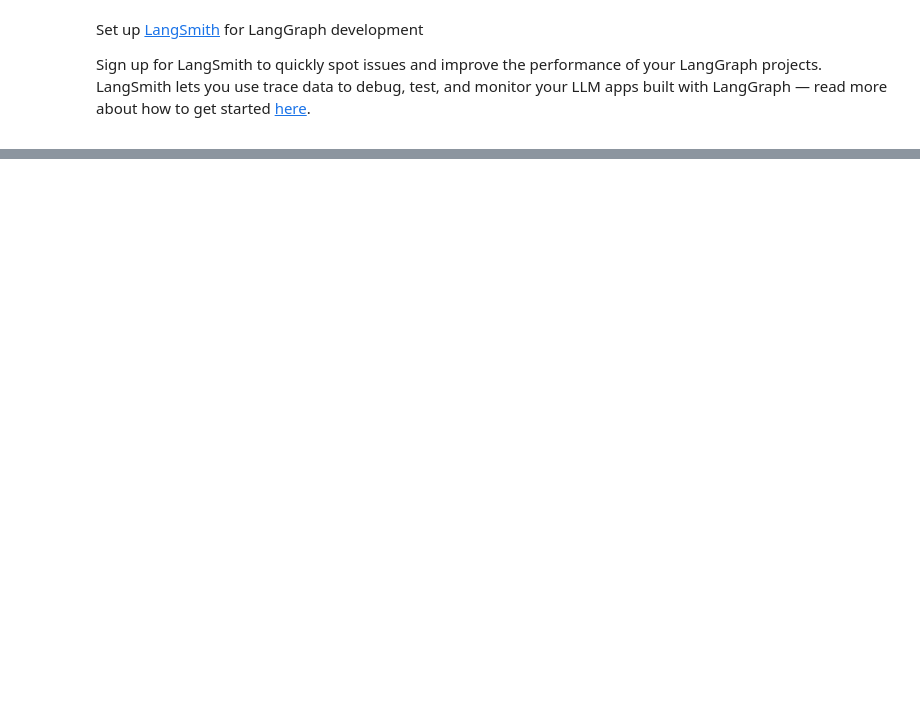
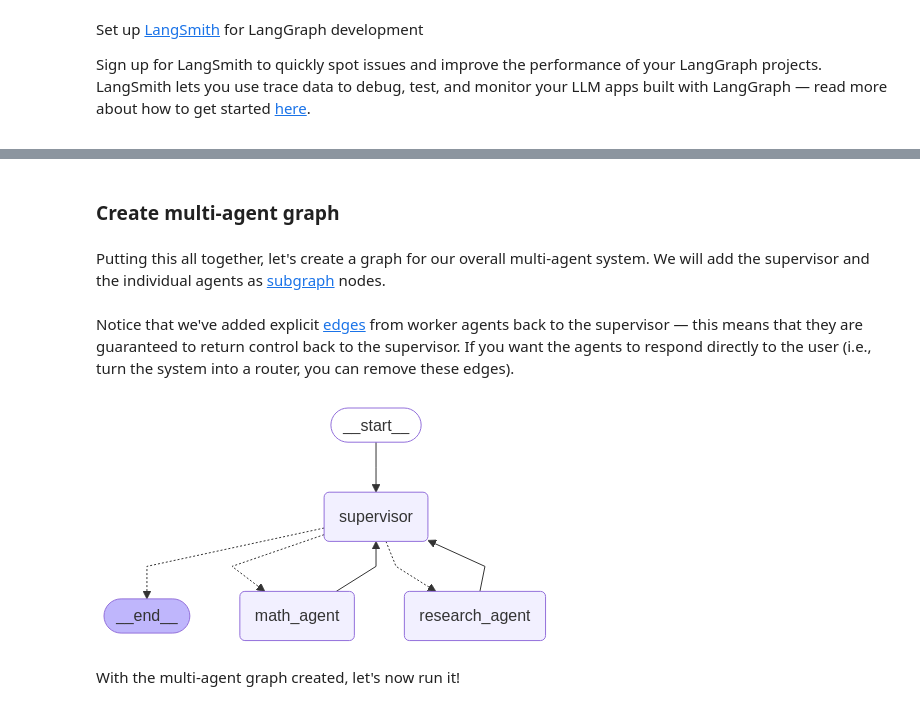
Before and after one commit to OHANA-WEB/langgraph, a Jupyter notebook: docs/docs/tutorials/multi_agent/agent_supervisor.ipynb, the cells around one changed output, grey strips where cells are left out. Saved outputs shown, nothing was run; the diff lists cells and outputs as text; code cells hidden in the pictures; blank space fills up the shorter version.

```diff
--- a/docs/docs/tutorials/multi_agent/agent_supervisor.ipynb
+++ b/docs/docs/tutorials/multi_agent/agent_supervisor.ipynb
@@ -228,0 +384,43 @@ for s in graph.stream(
+# %%
+supervisor_agent = create_react_agent(
+    model="openai:gpt-4.1",
+    tools=[assign_to_research_agent, assign_to_math_agent],
+    prompt=(
+        "You are a supervisor managing two agents:\n"
+        "- a research agent. Assign research-related tasks to this agent\n"
+        "- a math agent. Assign math-related tasks to this agent\n"
+        "Assign work to one agent at a time, do not call agents in parallel.\n"
+        "Do not do any work yourself."
+    ),
+    name="supervisor",
+)
+# %% [markdown]
+### Create multi-agent graph
+# %% [markdown]
+Putting this all together, let's create a graph for our overall multi-agent system. We will add the supervisor and the individual agents as [subgraph](../../../concepts/low_level#subgraphs) nodes.
+# %%
+from langgraph.graph import END
+
+# Define the multi-agent supervisor graph
+supervisor = (
+    StateGraph(MessagesState)
+    # NOTE: `destinations` is only needed for visualization and doesn't affect runtime behavior
+    .add_node(supervisor_agent, destinations=("research_agent", "math_agent", END))
+    .add_node(research_agent)
+    .add_node(math_agent)
+    .add_edge(START, "supervisor")
+    # always return back to the supervisor
+    .add_edge("research_agent", "supervisor")
+    .add_edge("math_agent", "supervisor")
+    .compile()
+)
+# %% [markdown]
+Notice that we've added explicit [edges](../../../concepts/low_level#edges) from worker agents back to the supervisor — this means that they are guaranteed to return control back to the supervisor. If you want the agents to respond directly to the user (i.e., turn the system into a router, you can remove these edges).
+# %%
+from IPython.display import display, Image
+
+display(Image(supervisor.get_graph().draw_mermaid_png()))
+# %% [output]
+[figure, added]
+# %% [markdown]
+With the multi-agent graph created, let's now run it!
```
Also changed, not shown: parts of 51 cells of this notebook, 8 other files.
